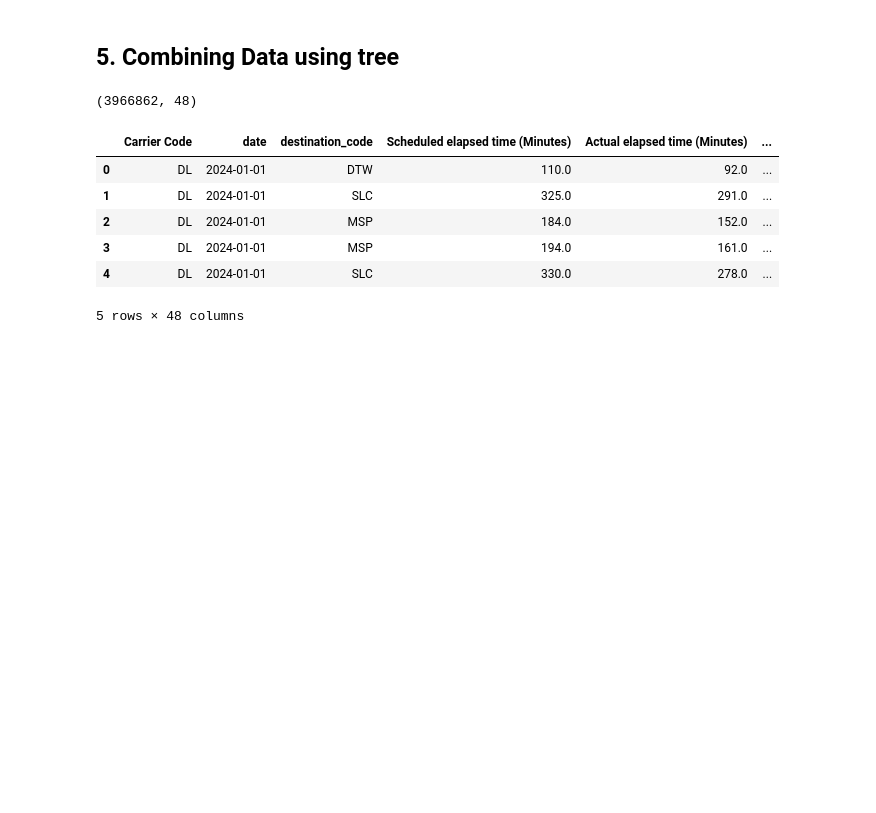
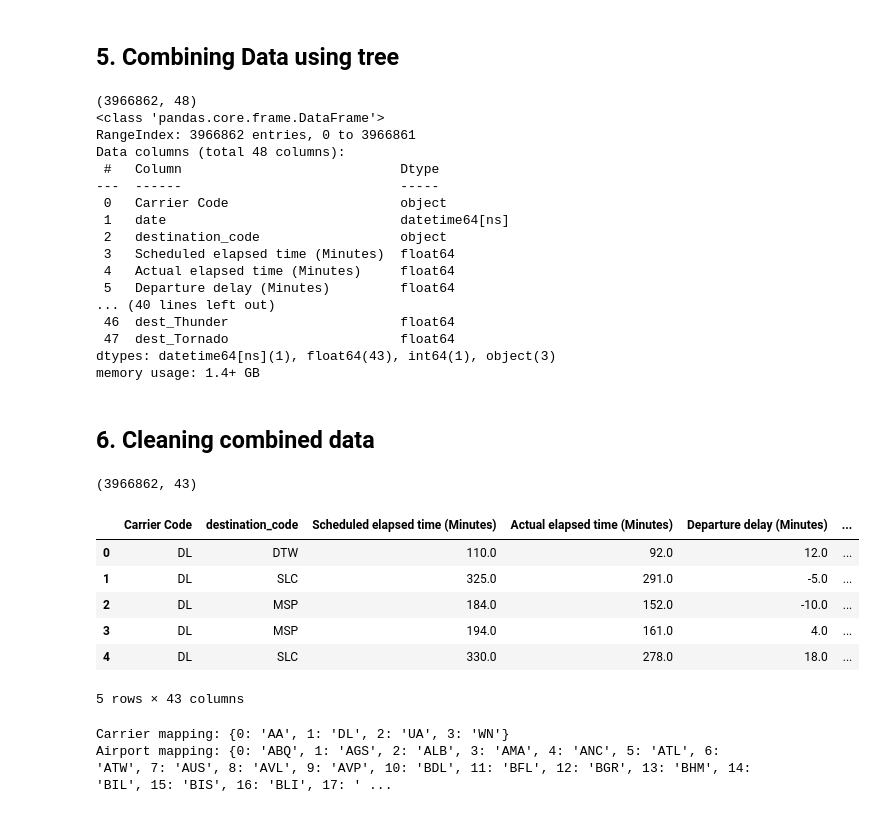
Before and after one commit to shearidl/Flight-Delays-Prediction-Model, a Jupyter notebook: Combining_flightweather.ipynb, the cells around one changed output. Drawn from its saved outputs; the diff is of its cells as text; code cells hidden in the pictures; blank space fills up the shorter version.

Commit message:
cleaned the combined data, ready for analysis and ML

```diff
--- a/Combining_flightweather.ipynb
+++ b/Combining_flightweather.ipynb
@@ -119,15 +120,69 @@ df = df.merge(dest_weather, left_on=["date", "dest_wx_lat", "dest_wx_lon"], righ
 df = df.drop(columns=["DATE", "dest_wx_lat", "dest_wx_lon"])
 
 print(df.shape)
-df.head()
+df.info()
 # %% [output]
 (3966862, 48)
+<class 'pandas.core.frame.DataFrame'>
+RangeIndex: 3966862 entries, 0 to 3966861
+Data columns (total 48 columns):
+ #   Column                            Dtype
+---  ------                            -----
+ 0   Carrier Code                      object
+ 1   date                              datetime64[ns]
+ 2   destination_code                  object
+ 3   Scheduled elapsed time (Minutes)  float64
+ 4   Actual elapsed time (Minutes)     float64
+ 5   Departure delay (Minutes)         float64
+... (40 lines left out)
+ 46  dest_Thunder                      float64
+ 47  dest_Tornado                      float64
+dtypes: datetime64[ns](1), float64(43), int64(1), object(3)
+memory usage: 1.4+ GB
-|  | Carrier Code | date | destination_code | Scheduled elapsed time (Minutes) | Actual elapsed time (Minutes) | ... |
-| 0 | DL | 2024-01-01 | DTW | 110.0 | 92.0 | ... |
-| 1 | DL | 2024-01-01 | SLC | 325.0 | 291.0 | ... |
-| 2 | DL | 2024-01-01 | MSP | 184.0 | 152.0 | ... |
-| 3 | DL | 2024-01-01 | MSP | 194.0 | 161.0 | ... |
-| 4 | DL | 2024-01-01 | SLC | 330.0 | 278.0 | ... |
-5 rows × 48 columns
 # %%
 df.to_csv("combined.csv", index=False)
+# %% [markdown]
+## 6. Cleaning combined data
+# %%
+# Create a copy for cleaning
+cleaned_df = df.copy()
+
+# Drop columns that are leakage or not useful for prediction
+cleaned_df = cleaned_df.drop(columns=["date", "origin_lat", "origin_lon", "dest_lat", "dest_lon"])
+
+# Fill NaN values in weather columns with median
+weather_feature_cols = [c for c in cleaned_df.columns if (c.startswith("origin_") or c.startswith("dest_")) and cleaned_df[c].dtype != object]
+cleaned_df[weather_feature_cols] = cleaned_df[weather_feature_cols].fillna(cleaned_df[weather_feature_cols].median())
+
+# Drop any remaining NaN rows before encoding
+cleaned_df = cleaned_df.dropna()
+
+print(cleaned_df.shape)
+cleaned_df.head()
+# %% [output]
+(3966862, 43)
+|  | Carrier Code | destination_code | Scheduled elapsed time (Minutes) | Actual elapsed time (Minutes) | Departure delay (Minutes) | ... |
+| 0 | DL | DTW | 110.0 | 92.0 | 12.0 | ... |
+| 1 | DL | SLC | 325.0 | 291.0 | -5.0 | ... |
+| 2 | DL | MSP | 184.0 | 152.0 | -10.0 | ... |
+| 3 | DL | MSP | 194.0 | 161.0 | 4.0 | ... |
+| 4 | DL | SLC | 330.0 | 278.0 | 18.0 | ... |
+5 rows × 43 columns
+# %%
+# Encode carrier code
+le = LabelEncoder()
+cleaned_df["Carrier Code"] = le.fit_transform(cleaned_df["Carrier Code"])
+carrier_mapping = dict(zip(le.transform(le.classes_), le.classes_))
+
+# Encode origin and destination with shared mapping
+all_airports = pd.Series(pd.concat([cleaned_df["origin_code"], cleaned_df["destination_code"]]).unique())
+le.fit(all_airports)
+airport_mapping = dict(zip(le.transform(le.classes_), le.classes_))
+cleaned_df["origin_code"] = le.transform(cleaned_df["origin_code"])
+cleaned_df["destination_code"] = le.transform(cleaned_df["destination_code"])
+
+print("Carrier mapping:", carrier_mapping)
+print("Airport mapping:", airport_mapping)
+# %% [output]
+Carrier mapping: {0: 'AA', 1: 'DL', 2: 'UA', 3: 'WN'}
+Airport mapping: {0: 'ABQ', 1: 'AGS', 2: 'ALB', 3: 'AMA', 4: 'ANC', 5: 'ATL', 6: 'ATW', 7: 'AUS', 8: 'AVL', 9: 'AVP', 10: 'BDL', 11: 'BFL', 12: 'BGR', 13: 'BHM', 14: 'BIL', 15: 'BIS', 16: 'BLI', 17: ' ...
```
Also changed, not shown: parts of 4 cells of this notebook, 1 other file.
